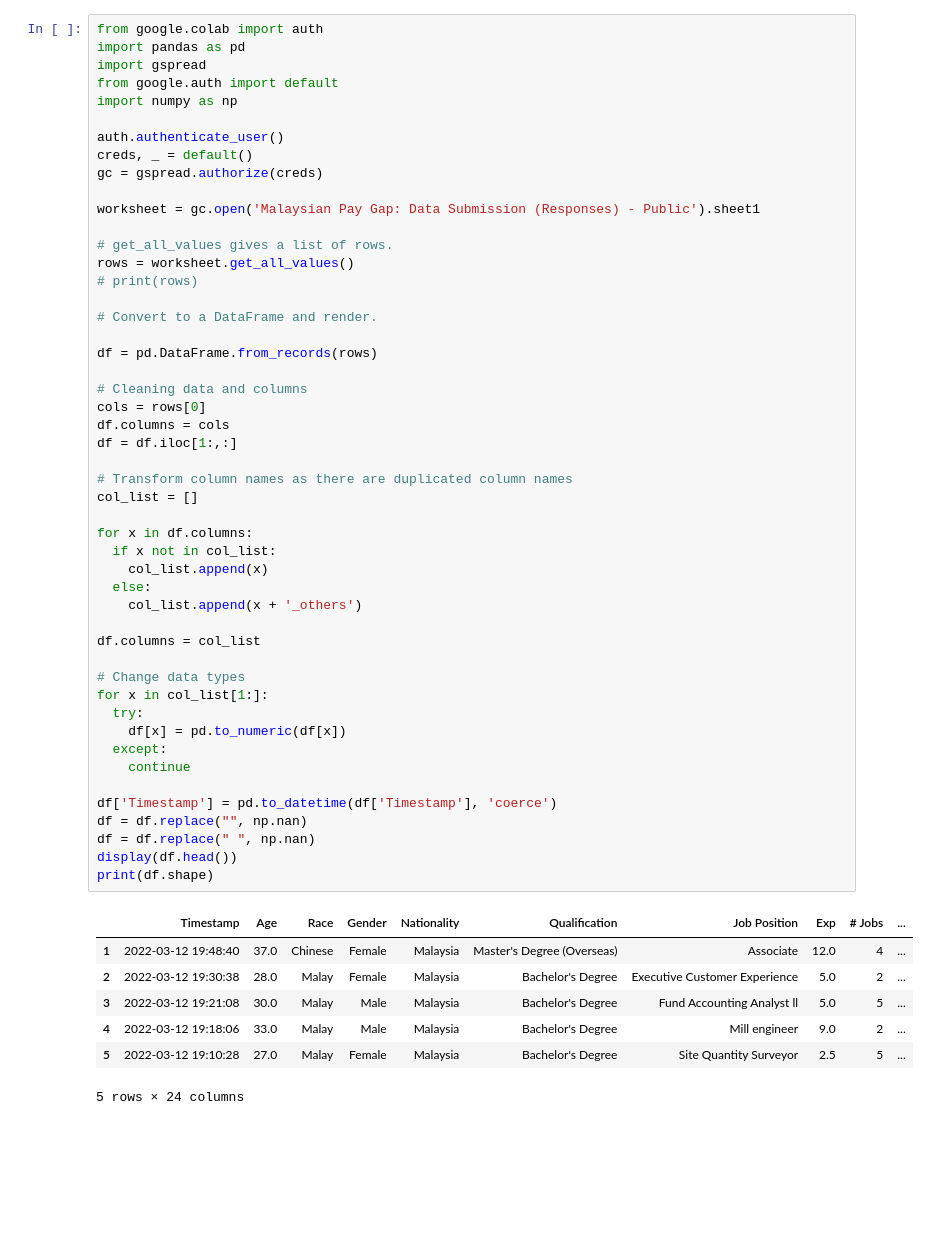
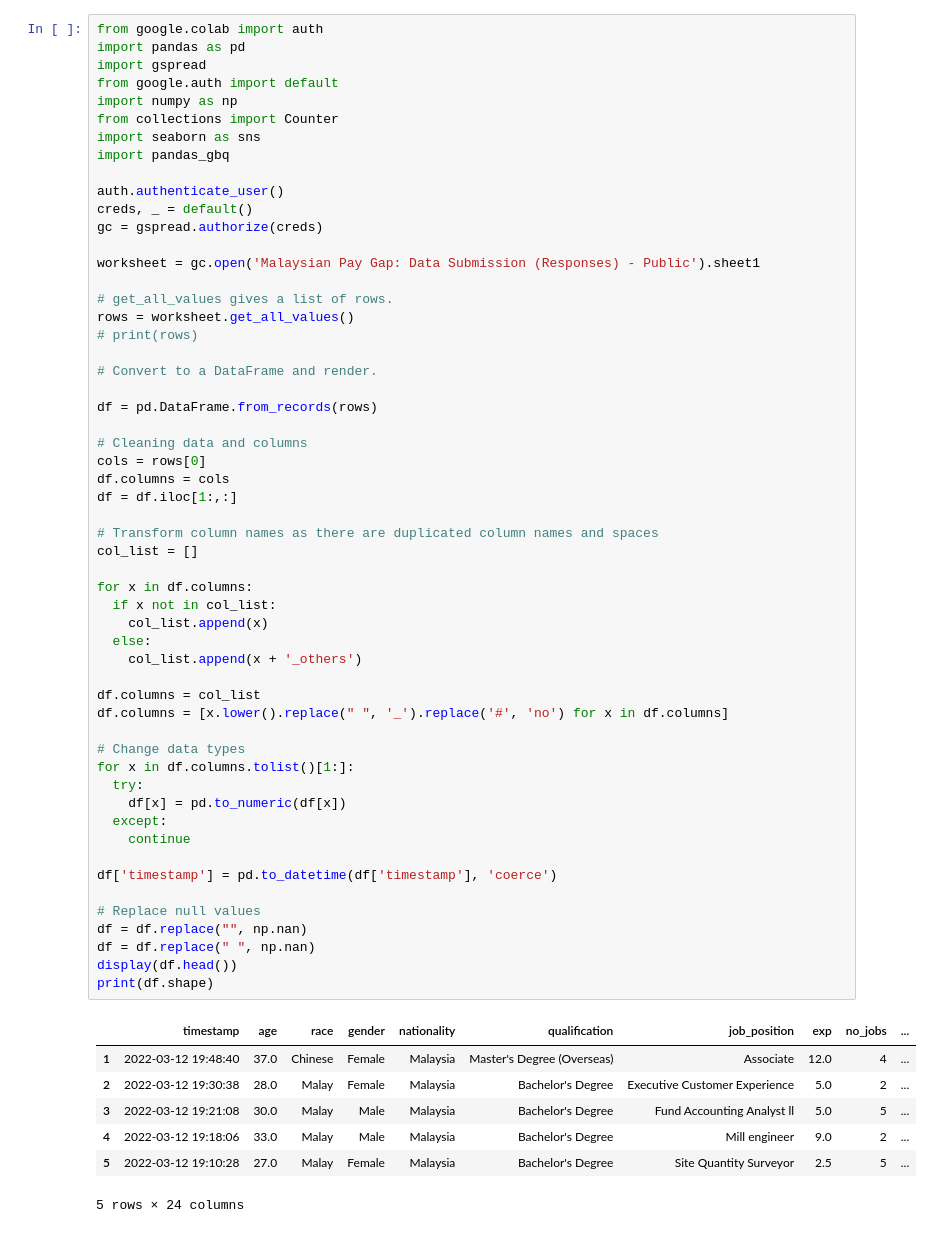
Before and after one commit to azwanzuharimi/Malaysian-Pay-Gap-Cleaning-Sheets-to-CSV-, a Jupyter notebook: Malaysian_Pay_Gap_Data_Cleaning.ipynb, the cells around one changed output. Saved outputs shown, nothing was run; the diff lists cells and outputs as text; blank space fills up the shorter version.

```diff
--- a/Malaysian_Pay_Gap_Data_Cleaning.ipynb
+++ b/Malaysian_Pay_Gap_Data_Cleaning.ipynb
@@ -6,6 +4,9 @@ import pandas as pd
 import gspread
 from google.auth import default
 import numpy as np
+from collections import Counter
+import seaborn as sns
+import pandas_gbq
 
 auth.authenticate_user()
 creds, _ = default()
@@ -20,37 +21,40 @@ rows = worksheet.get_all_values()
 # Convert to a DataFrame and render.
 
 df = pd.DataFrame.from_records(rows)
 
 # Cleaning data and columns
 cols = rows[0]
 df.columns = cols
 df = df.iloc[1:,:]
 
-# Transform column names as there are duplicated column names
+# Transform column names as there are duplicated column names and spaces
 col_list = []
 
 for x in df.columns:
   if x not in col_list:
     col_list.append(x)
   else:
     col_list.append(x + '_others')
 
 df.columns = col_list
+df.columns = [x.lower().replace(" ", '_').replace('#', 'no') for x in df.columns]
 
 # Change data types
-for x in col_list[1:]:
+for x in df.columns.tolist()[1:]:
   try:
     df[x] = pd.to_numeric(df[x])
   except:
     continue
 
-df['Timestamp'] = pd.to_datetime(df['Timestamp'], 'coerce')
+df['timestamp'] = pd.to_datetime(df['timestamp'], 'coerce')
+
+# Replace null values
 df = df.replace("", np.nan)
 df = df.replace(" ", np.nan)
 display(df.head())
 print(df.shape)
 # %% [output]
-|  | Timestamp | Age | Race | Gender | Nationality | Qualification | Job Position | Exp | # Jobs | ... |
+|  | timestamp | age | race | gender | nationality | qualification | job_position | exp | no_jobs | ... |
 | 1 | 2022-03-12 19:48:40 | 37.0 | Chinese | Female | Malaysia | Master's Degree (Overseas) | Associate | 12.0 | 4 | ... |
 | 2 | 2022-03-12 19:30:38 | 28.0 | Malay | Female | Malaysia | Bachelor's Degree | Executive Customer Experience | 5.0 | 2 | ... |
 | 3 | 2022-03-12 19:21:08 | 30.0 | Malay | Male | Malaysia | Bachelor's Degree | Fund Accounting Analyst ll | 5.0 | 5 | ... |
```
Also changed, not shown: parts of 15 cells of this notebook.
